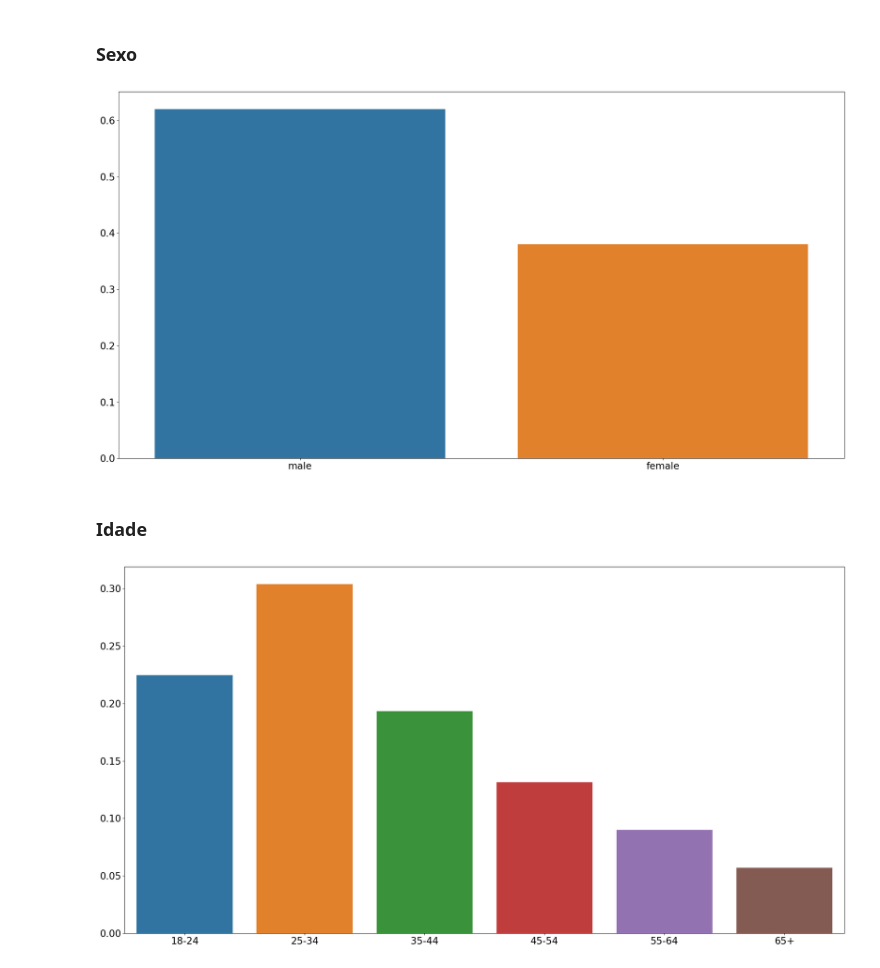
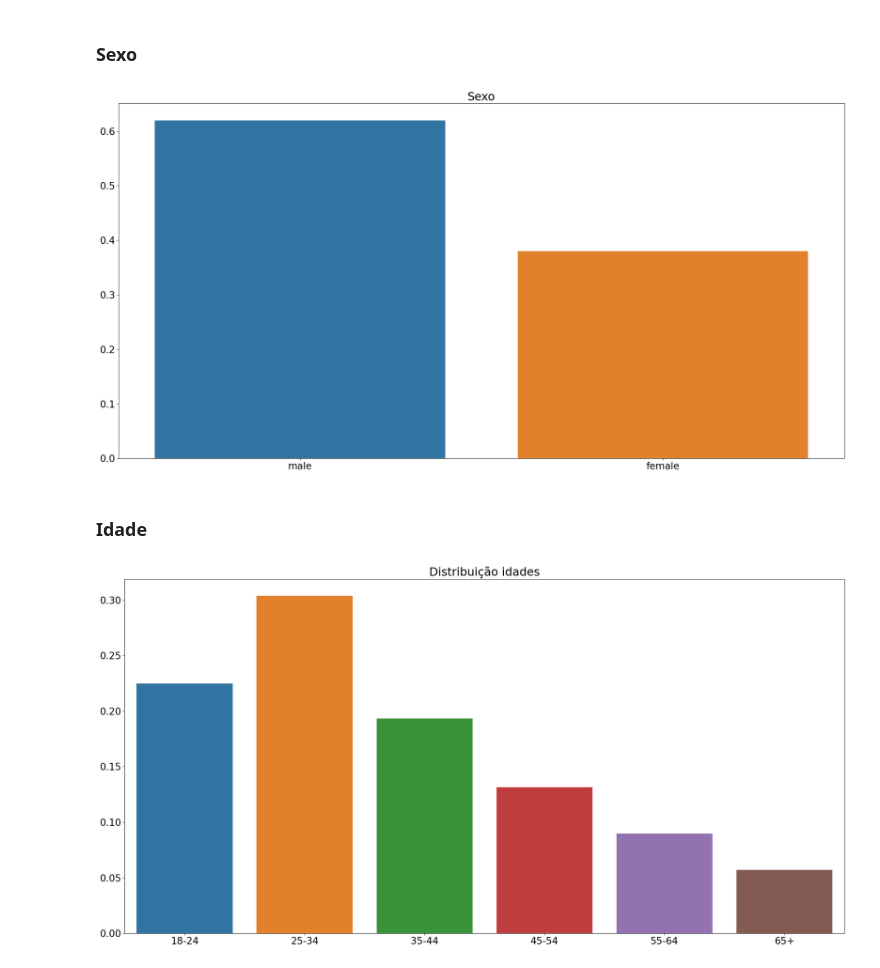
Before and after one commit to vitorsouton/estudo_mercado, a Jupyter notebook: fase2/apostas/notebooks/Analise mais a fundo.ipynb, the cells around one changed output. Drawn from its saved outputs; the diff is of its cells as text; code cells hidden in the pictures.

```diff
--- a/fase2/apostas/notebooks/Analise mais a fundo.ipynb
+++ b/fase2/apostas/notebooks/Analise mais a fundo.ipynb
@@ -100,13 +91,11 @@ O tempo médio de visita no segmento é de 5:55
 # %%
-male = round(df_brazil.male.mean(), 2)
-female = 1 - male
-
 plt.figure(figsize=(21,11))
 plt.rcParams.update({'font.size':19})
 sns.barplot(x=['male', 'female'], y=[male, female])
+plt.title('Sexo')
 plt.tight_layout();
 # %% [output]
-[figure, old version]
+[figure, new version]
 # %% [markdown]
 ### Idade
 # %%
@@ -117,6 +106,7 @@ media_idade = idade.mean()
 plt.figure(figsize=(21,11))
 plt.rcParams.update({'font.size':19})
 sns.barplot(x=media_idade.index, y=media_idade.values)
+plt.title('Distribuição idades')
 plt.tight_layout();
 # %% [output]
-[figure, old version]
+[figure, new version]
```
Also changed, not shown: parts of 8 cells of this notebook, 6 other files.
